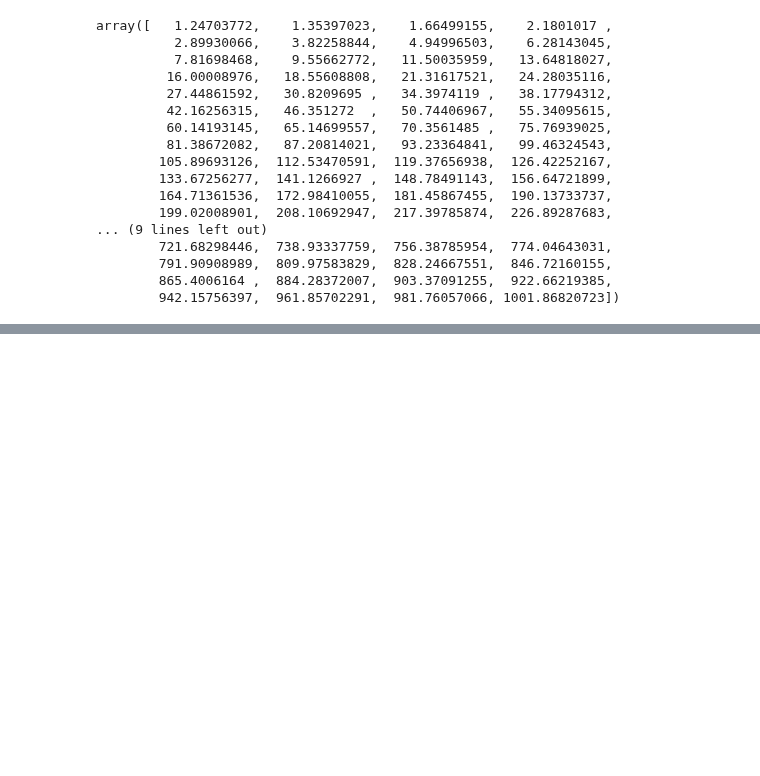
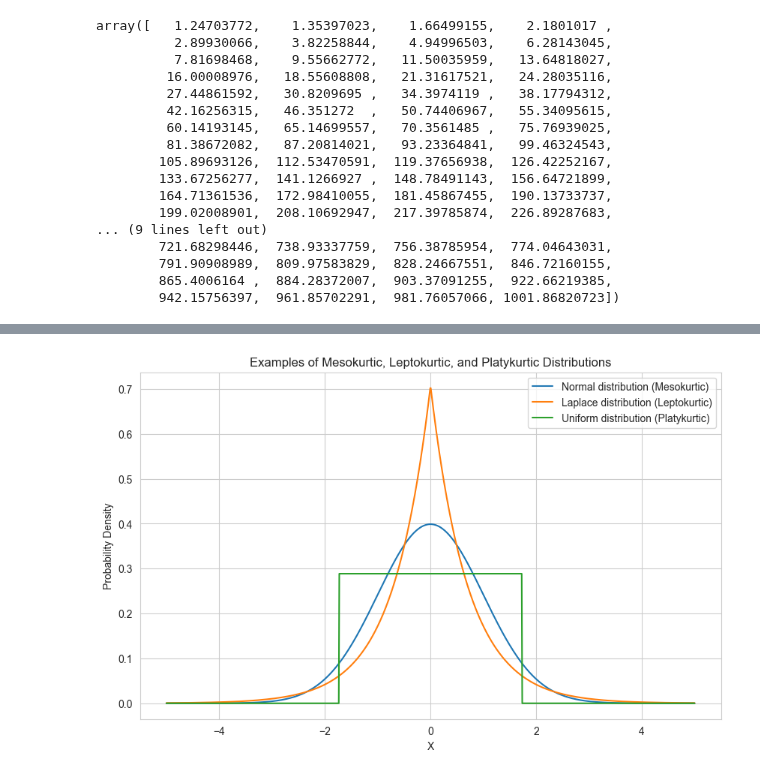
Before and after one commit to troismph/ml4t, a Jupyter notebook: g4z3/stats_models.ipynb, the cells around one changed output, grey strips where cells are left out. Saved outputs shown, nothing was run; the diff lists cells and outputs as text; code cells hidden in the pictures; blank space fills up the shorter version.

```diff
--- a/g4z3/stats_models.ipynb
+++ b/g4z3/stats_models.ipynb
@@ -175,0 +201,27 @@ array([   1.24703772,    1.35397023,    1.66499155,    2.1801017 ,
+# %%
+import matplotlib.pyplot as plt
+import numpy as np
+from scipy.stats import norm, laplace, uniform
+
+# Define the distributions
+x = np.linspace(-5, 5, 1000)
+normal = norm.pdf(x, 0, 1)  # normal distribution, mesokurtic
+laplacian = laplace.pdf(x, 0, 1 / np.sqrt(2))  # double exponential distribution, leptokurtic
+uniform_pdf = uniform.pdf(x, -np.sqrt(3), 2 * np.sqrt(3))  # uniform distribution, platykurtic
+
+# Create the plots
+plt.figure(figsize=(10, 6))
+plt.plot(x, normal, label='Normal distribution (Mesokurtic)')
+plt.plot(x, laplacian, label='Laplace distribution (Leptokurtic)')
+plt.plot(x, uniform_pdf, label='Uniform distribution (Platykurtic)')
+
+# Customize the plot
+plt.title('Examples of Mesokurtic, Leptokurtic, and Platykurtic Distributions')
+plt.xlabel('X')
+plt.ylabel('Probability Density')
+plt.legend()
+
+# Show the plot
+plt.show()
+# %% [output]
+[figure, added]
```
Also changed, not shown: parts of 3 cells of this notebook, 28 other files.
